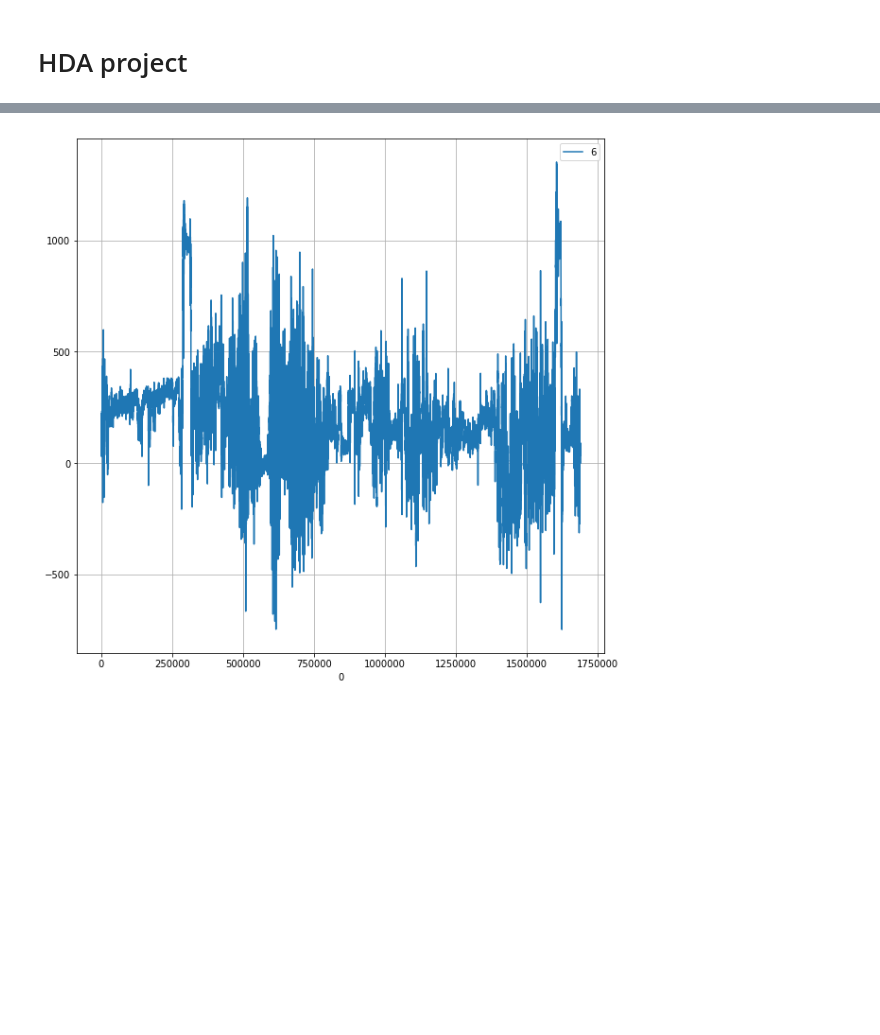
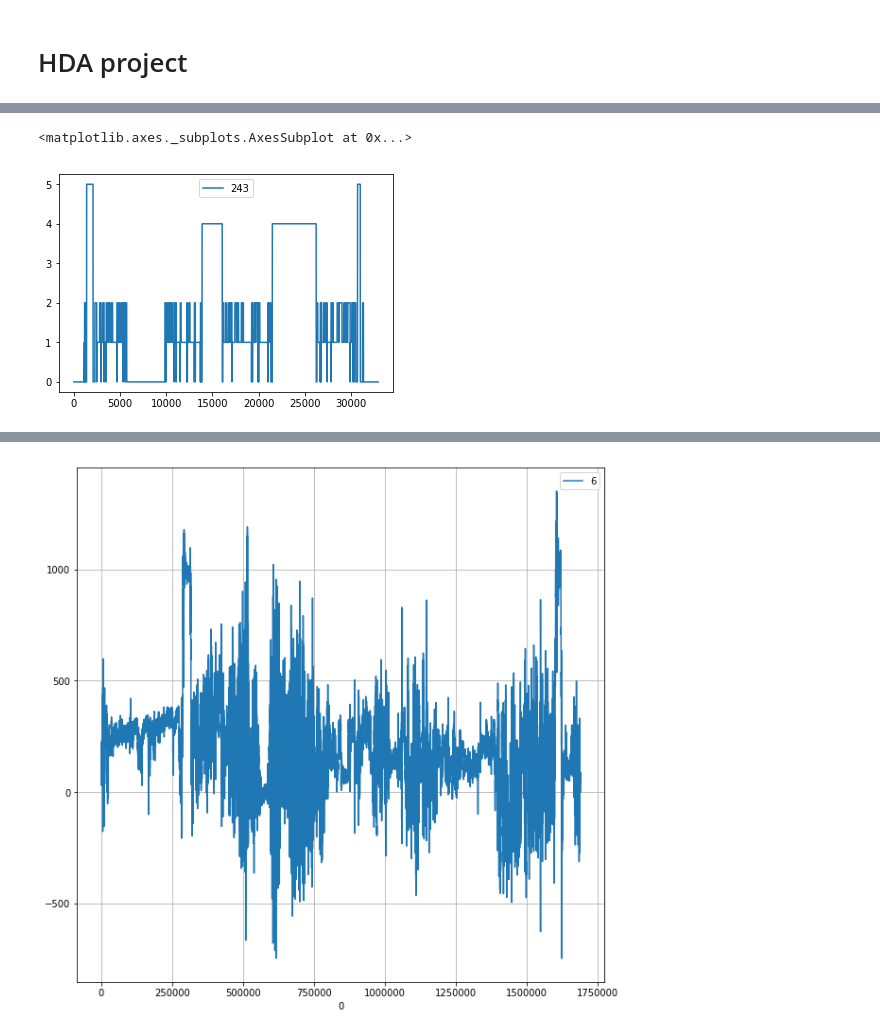
Before and after one commit to MatteoDrago/hda-project, a Jupyter notebook: HDA_P3.ipynb, the cells around one changed output, grey strips where cells are left out. Saved outputs shown, nothing was run; the diff lists cells and outputs as text; code cells hidden in the pictures; blank space fills up the shorter version.

```diff
--- a/HDA_P3.ipynb
+++ b/HDA_P3.ipynb
@@ -14 +23,6 @@ SyntaxError: invalid syntax (<ipython-input-36-2f81eaa9e7af>, line 2)
+# %%
+label_columns.plot(y=243, kind='line')
+# %% [output]
+<matplotlib.axes._subplots.AxesSubplot at 0x...>
+[figure, added]
 # %%
```
Also changed, not shown: parts of 4 cells of this notebook.
